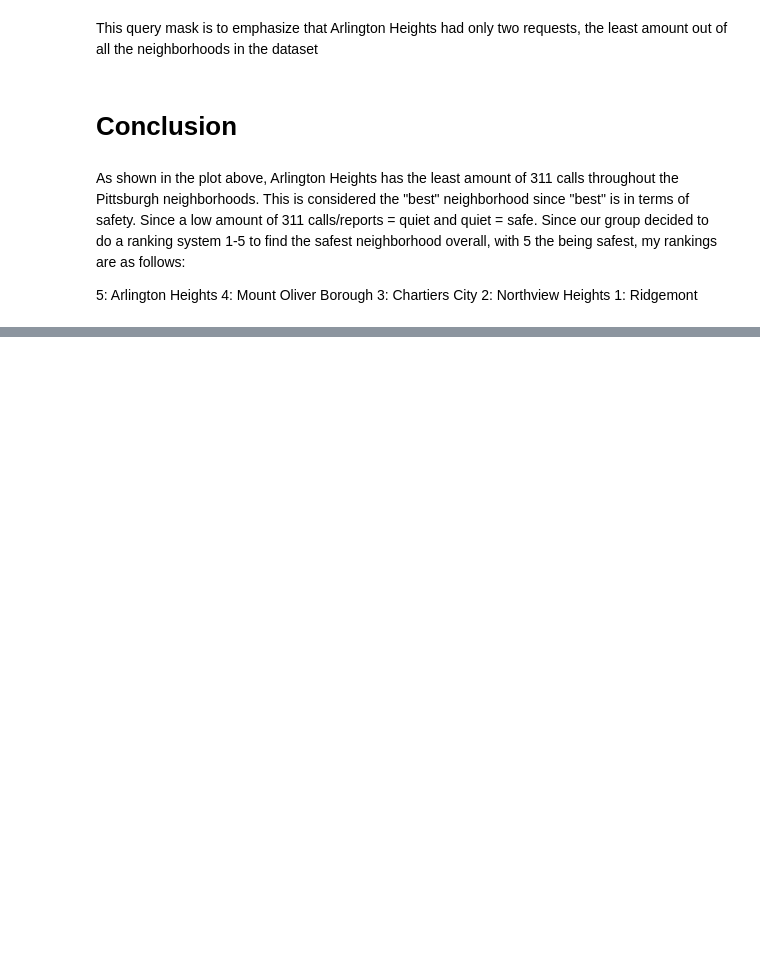
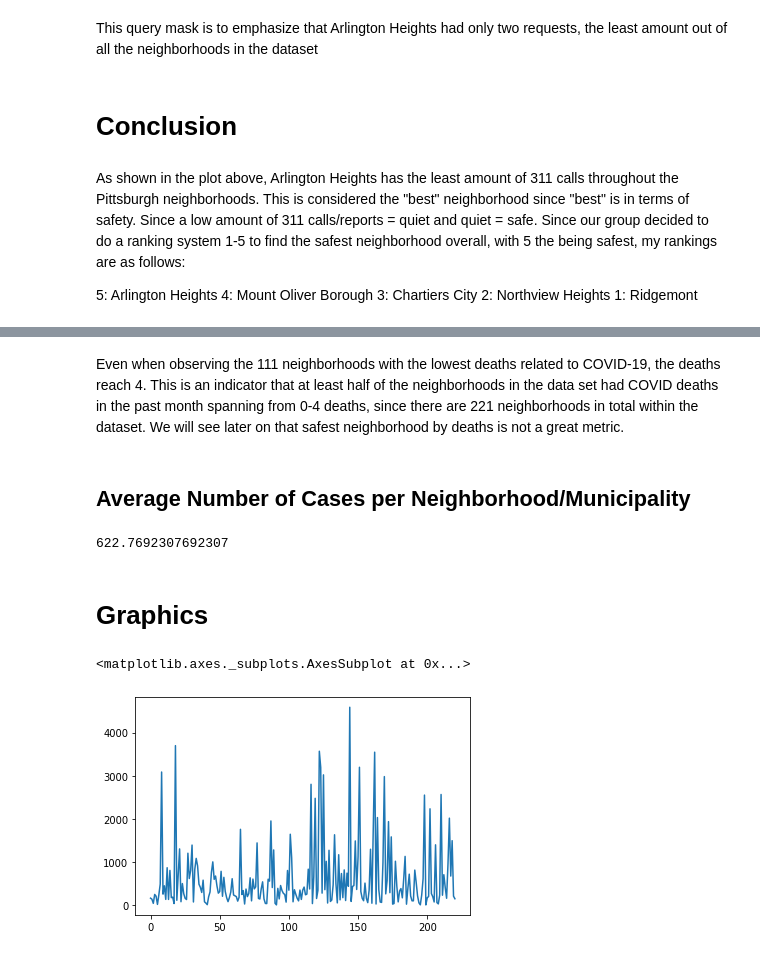
Before and after one commit to brendonlee11/Final-Project-Group-49, a Jupyter notebook: Final-Presentation-Notebook.ipynb, the cells around one changed output, grey strips where cells are left out. Saved outputs shown, nothing was run; the diff lists cells and outputs as text; code cells hidden in the pictures; blank space fills up the shorter version.

```diff
--- a/Final-Presentation-Notebook.ipynb
+++ b/Final-Presentation-Notebook.ipynb
@@ -148,0 +163,16 @@ As shown in the plot above, Arlington Heights has the least amount of 311 calls
+# %%
+import pandas as pd
+import numpy as np
+%matplotlib inline
+import matplotlib.pyplot as plt
+import geopandas as gp
+#initializing pandas, numpy, matplotlib, and geopandas
+
+
+#Doing best neighborhoods based on least number of Covid cases by neighborhood
+#fewest cases
+
+
+cases = pd.read_csv("covid-19.csv")
+
+cases
@@ -148,0 +240,19 @@ As shown in the plot above, Arlington Heights has the least amount of 311 calls
+# %% [markdown]
+Even when observing the 111 neighborhoods with the lowest deaths related to COVID-19, the deaths reach 4. This is an indicator that at least half of the neighborhoods in the data set had COVID deaths in the past month spanning from 0-4 deaths, since there are 221 neighborhoods in total within the dataset.
+We will see later on that safest neighborhood by deaths is not a great metric.
+# %% [markdown]
+## Average Number of Cases per Neighborhood/Municipality
+# %%
+#Average Cases per Neighborhoods across Pittsburgh
+total_cases = cases["cases"].sum()
+avg_cases = total_cases/cases["neighborhood_municipality"].count()
+print(avg_cases)
+# %% [output]
+622.7692307692307
+# %% [markdown]
+# Graphics
+# %%
+cases["cases"].plot()
+# %% [output]
+<matplotlib.axes._subplots.AxesSubplot at 0x...>
+[figure, added]
```
Also changed, not shown: parts of 27 cells of this notebook.
